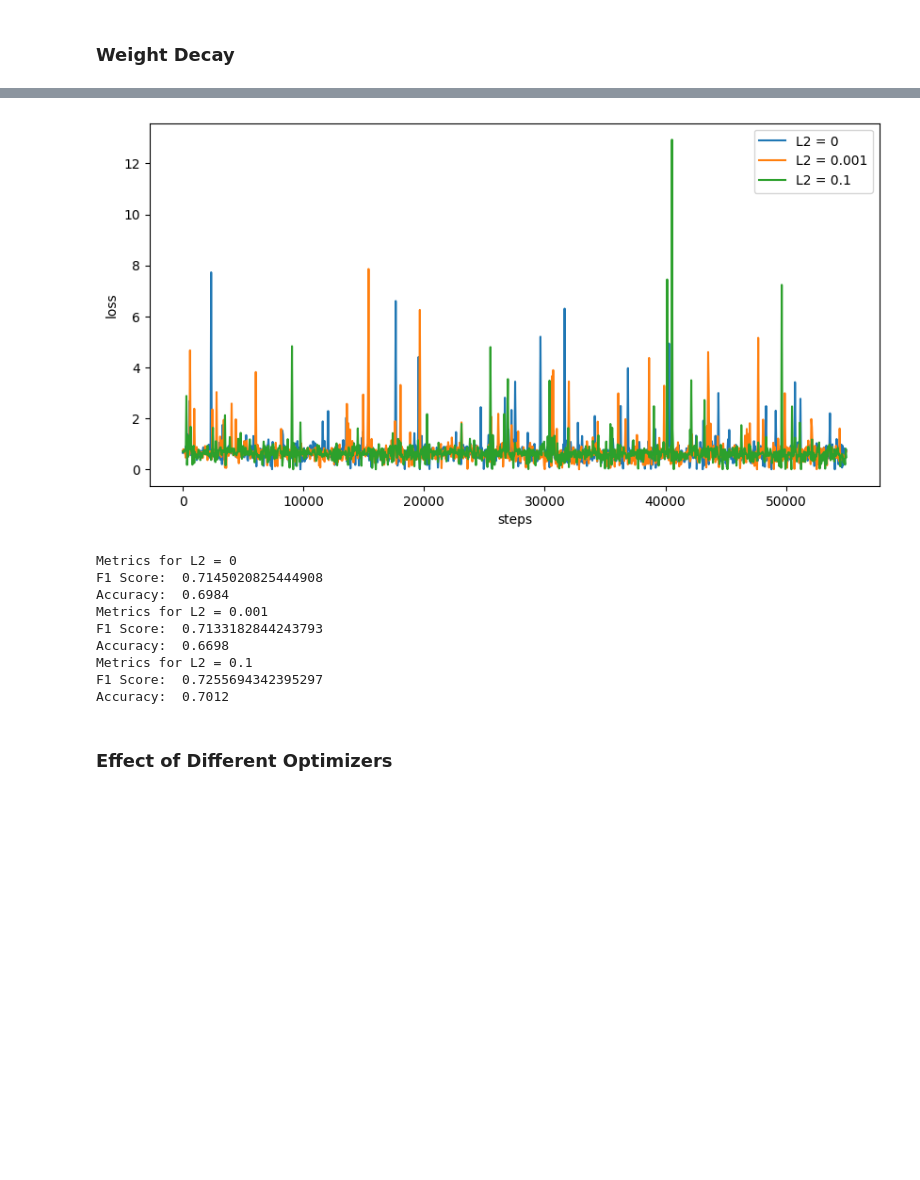
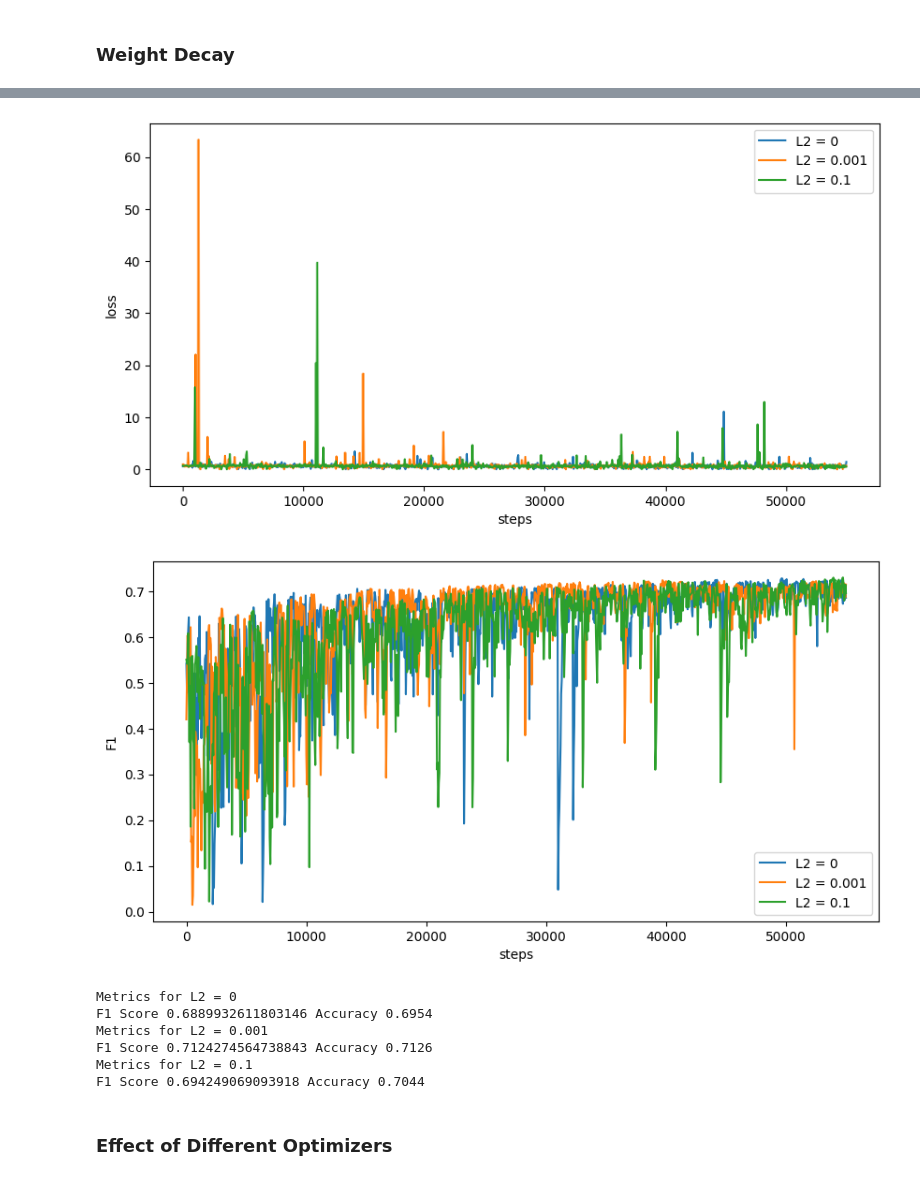
Before and after one commit to nandanasheri/cse595-hw1, a Jupyter notebook: model.ipynb, the cells around one changed output, grey strips where cells are left out. Cells and saved outputs as stored; diff of their text form; code cells hidden in the pictures; blank space fills up the shorter version.

```diff
--- a/model.ipynb
+++ b/model.ipynb
@@ -363,10 +381,13 @@ optimizer = torch.optim.SGD(model.parameters(), lr=learning_rate)
 # %% [markdown]
 #### Pytorch Training Loop
 # %%
-def train(model, optimizer, X_tensor, Y, num_step, epochs = 1, plot=20,):
-    losses = []
+def train(model, optimizer, X_tensor, Y,  X_eval_tensor, Y_eval, num_step, epochs = 1, plot=20):
+    losses_eval = []
+    f1_scores = []
     for epoch in range(epochs):  # loop over the dataset multiple times
         for i in range(num_step):
+            # Switch to training mode
+            model.train()
             row_ind = random.randint(0, X_tensor.size(0)-1)
             inputs = X_tensor[row_ind]
 
@@ -383,7 +404,13 @@ def train(model, optimizer, X_tensor, Y, num_step, epochs = 1, plot=20,):
             optimizer.step()
 
             if i % plot == 0:
+                f1_score, accuracy = evaluate(X_eval_tensor, Y_eval, model)
                 each_loss = loss.item()
                 print(f'[{i}] loss: {each_loss}')
-                losses.append((i + epoch,each_loss))
-    return losses
+                losses_eval.append((i + epoch,each_loss))
+                f1_scores.append((i + epoch,f1_score))
+
+    # Print final metrics
+    print(f"Final F1 Score:{f1_score}")
+    print(f"Final Accuracy:{accuracy}")
+    return losses_eval, f1_scores
@@ -468,20 +475,20 @@ Accuracy:  0.7046
 ### Weight Decay
 # %%
 learning_rate = 5e-5
-bce_loss = nn.BCELoss()
 
 model_def = LogisticRegression(vocab_size)
 optimizer_def = torch.optim.SGD(model_def.parameters(), lr=learning_rate)
 # 1 full epoch with default weight decay
-losses_def = train(model_def, optimizer_def, X_tensor, Y_class, X_tensor.size()[0], 1, 50)
+losses_def, f1_scores_def = train(model_def, optimizer_def, X_tensor, Y_class, X_eval_tensor, Y_class_eval, X_tensor.size()[0], 1, 50)
 
 model_001 = LogisticRegression(vocab_size)
 optimizer_001 = torch.optim.SGD(model_001.parameters(), lr=learning_rate)
 # 1 full epoch with weight decay = .001
-losses_001 = train(model_001, optimizer_001, X_tensor, Y_class, X_tensor.size()[0], 1, 50)
+losses_001, f1_scores_001 = train(model_001, optimizer_001, X_tensor, Y_class, X_eval_tensor, Y_class_eval, X_tensor.size()[0], 1, 50)
+
 
 model_1 = LogisticRegression(vocab_size)
 optimizer_1 = torch.optim.SGD(model_1.parameters(), lr=learning_rate)
 # 1 full epoch with weight decay = 0.1
-losses_1 = train(model_1, optimizer_1, X_tensor, Y_class, X_tensor.size()[0], 1, 50)
+losses_1, f1_scores_1 = train(model_1, optimizer_1, X_tensor, Y_class, X_eval_tensor, Y_class_eval, X_tensor.size()[0], 1, 50)
 # %% [output]
@@ -505,29 +512,39 @@ losses_1 = train(model_1, optimizer_1, X_tensor, Y_class, X_tensor.size()[0], 1,
 # %%
 # Plot Loss across different L2 regularization
 plt.figure(figsize=(10, 5))
 sns.lineplot(data=pandas.DataFrame(losses_def, columns=['steps', 'loss']), x="steps", y="loss", label="L2 = 0")
 sns.lineplot(data=pandas.DataFrame(losses_001, columns=['steps', 'loss']), x="steps", y="loss", label="L2 = 0.001")
 sns.lineplot(data=pandas.DataFrame(losses_1, columns=['steps', 'loss']), x="steps", y="loss", label="L2 = 0.1")
 plt.show()
 
-# Compute F1 score for each model
+# Plot F1 across different L2 regularization
+plt.figure(figsize=(10, 5))
+sns.lineplot(data=pandas.DataFrame(f1_scores_def, columns=['steps', 'F1']), x="steps", y="F1", label="L2 = 0")
+sns.lineplot(data=pandas.DataFrame(f1_scores_001, columns=['steps', 'F1']), x="steps", y="F1", label="L2 = 0.001")
+sns.lineplot(data=pandas.DataFrame(f1_scores_1, columns=['steps', 'F1']), x="steps", y="F1", label="L2 = 0.1")
+plt.show()
+
+# Compute Final F1 score for each model
 print("Metrics for L2 = 0")
-evaluate(df_eval, Y_class_eval, indices, model_def)
+f1_score, accuracy = evaluate(X_eval_tensor, Y_class_eval, model_def)
+print(f"F1 Score {f1_score} Accuracy {accuracy}")
+
 print("Metrics for L2 = 0.001")
-evaluate(df_eval, Y_class_eval, indices, model_001)
+f1_score, accuracy = evaluate(X_eval_tensor, Y_class_eval, model_001)
+print(f"F1 Score {f1_score} Accuracy {accuracy}")
+
 print("Metrics for L2 = 0.1")
-evaluate(df_eval, Y_class_eval, indices, model_1)
+f1_score, accuracy = evaluate(X_eval_tensor, Y_class_eval, model_1)
+print(f"F1 Score {f1_score} Accuracy {accuracy}")
 # %% [output]
-[figure, old version]
+[figure, new version]
+[figure, added]
 Metrics for L2 = 0
-F1 Score:  0.7145020825444908
-Accuracy:  0.6984
+F1 Score 0.6889932611803146 Accuracy 0.6954
 Metrics for L2 = 0.001
-F1 Score:  0.7133182844243793
-Accuracy:  0.6698
+F1 Score 0.7124274564738843 Accuracy 0.7126
 Metrics for L2 = 0.1
-F1 Score:  0.7255694342395297
-Accuracy:  0.7012
+F1 Score 0.694249069093918 Accuracy 0.7044
 # %% [markdown]
 ### Effect of Different Optimizers
 # %%
```
Also changed, not shown: parts of 27 cells of this notebook.
